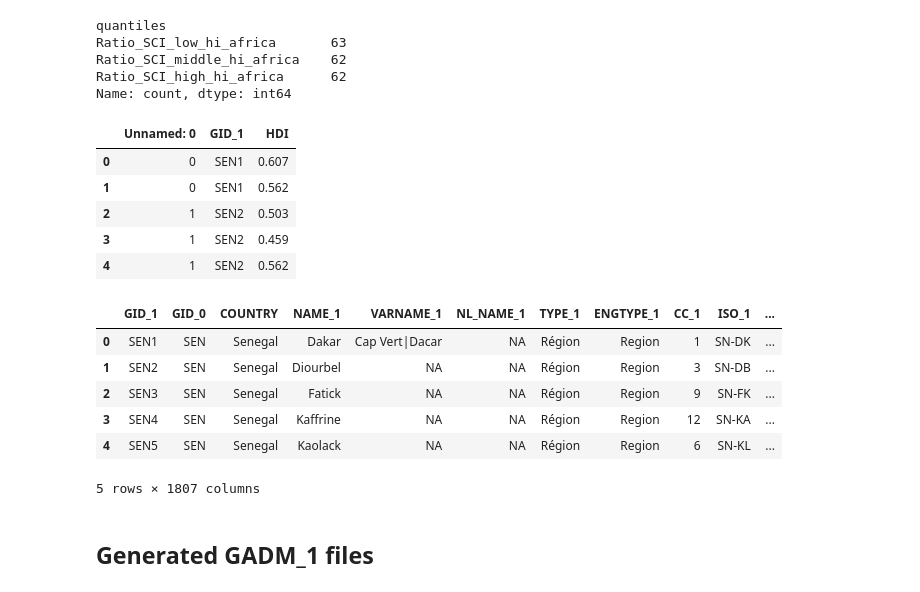
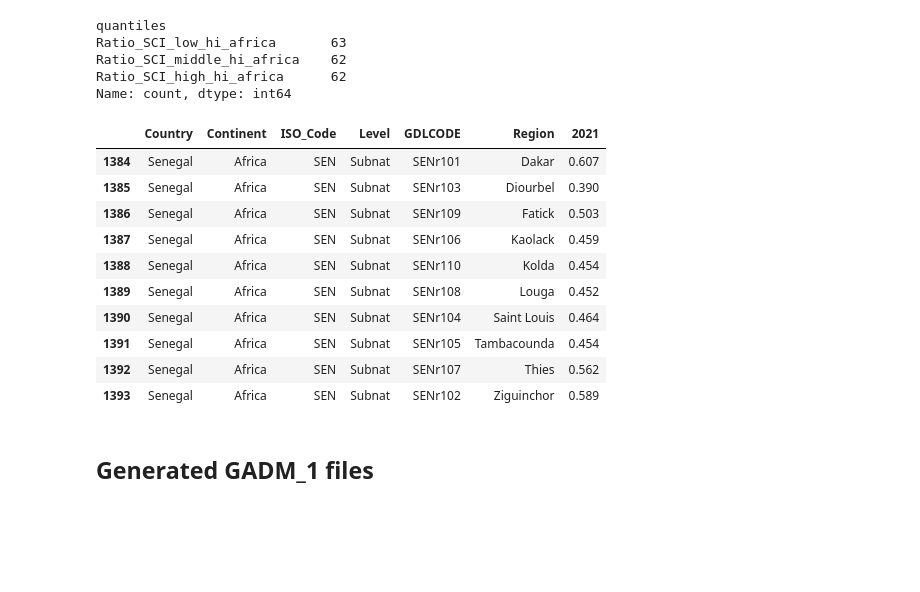
Before and after one commit to Societal-Computing/health_inequalities, a Jupyter notebook: notebooks/Data_creation.ipynb, the cells around one changed output. Cells and saved outputs as stored; diff of their text form; code cells hidden in the pictures; blank space fills up the shorter version.

```diff
--- a/notebooks/Data_creation.ipynb
+++ b/notebooks/Data_creation.ipynb
@@ -100,5 +110,6 @@ FileNotFoundError: [Errno 2] No such file or directory: '../external_dataset/GDL
 # %%
 gdl_health_idx_nat = gdl_health_idx_nat[~gdl_health_idx_nat['2021'].isna()]
+gdl_sub_nat_data = gdl_sub_nat_data[~gdl_sub_nat_data['2021'].isna()]
 # %%
 gdl_health_idx_nat.head()
 # %% [output]
@@ -129,24 +140,19 @@ Ratio_SCI_middle_hi_africa    62
 Ratio_SCI_high_hi_africa      62
 Name: count, dtype: int64
 # %%
-gdl_sub_nat_data.head()
+gdl_sub_nat_data[gdl_sub_nat_data.ISO_Code.str.startswith("SEN")]
 # %% [output]
-|  | Unnamed: 0 | GID_1 | HDI |
-| 0 | 0 | SEN1 | 0.607 |
-| 1 | 0 | SEN1 | 0.562 |
-| 2 | 1 | SEN2 | 0.503 |
-| 3 | 1 | SEN2 | 0.459 |
-| 4 | 1 | SEN2 | 0.562 |
+|  | Country | Continent | ISO_Code | Level | GDLCODE | Region | 2021 |
+| 1384 | Senegal | Africa | SEN | Subnat | SENr101 | Dakar | 0.607 |
+| 1385 | Senegal | Africa | SEN | Subnat | SENr103 | Diourbel | 0.390 |
+| 1386 | Senegal | Africa | SEN | Subnat | SENr109 | Fatick | 0.503 |
+| 1387 | Senegal | Africa | SEN | Subnat | SENr106 | Kaolack | 0.459 |
+| 1388 | Senegal | Africa | SEN | Subnat | SENr110 | Kolda | 0.454 |
+| 1389 | Senegal | Africa | SEN | Subnat | SENr108 | Louga | 0.452 |
+| 1390 | Senegal | Africa | SEN | Subnat | SENr104 | Saint Louis | 0.464 |
+| 1391 | Senegal | Africa | SEN | Subnat | SENr105 | Tambacounda | 0.454 |
+| 1392 | Senegal | Africa | SEN | Subnat | SENr107 | Thies | 0.562 |
+| 1393 | Senegal | Africa | SEN | Subnat | SENr102 | Ziguinchor | 0.589 |
-# %%
-allshape_files.head()
-# %% [output]
-|  | GID_1 | GID_0 | COUNTRY | NAME_1 | VARNAME_1 | NL_NAME_1 | TYPE_1 | ENGTYPE_1 | CC_1 | ISO_1 | ... |
-| 0 | SEN1 | SEN | Senegal | Dakar | Cap Vert|Dacar | NA | Région | Region | 1 | SN-DK | ... |
-| 1 | SEN2 | SEN | Senegal | Diourbel | NA | NA | Région | Region | 3 | SN-DB | ... |
-| 2 | SEN3 | SEN | Senegal | Fatick | NA | NA | Région | Region | 9 | SN-FK | ... |
-| 3 | SEN4 | SEN | Senegal | Kaffrine | NA | NA | Région | Region | 12 | SN-KA | ... |
-| 4 | SEN5 | SEN | Senegal | Kaolack | NA | NA | Région | Region | 6 | SN-KL | ... |
-5 rows × 1807 columns
 # %% [markdown]
 ## Generated GADM_1 files
 # %%
```
Also changed, not shown: parts of 2 cells of this notebook.
